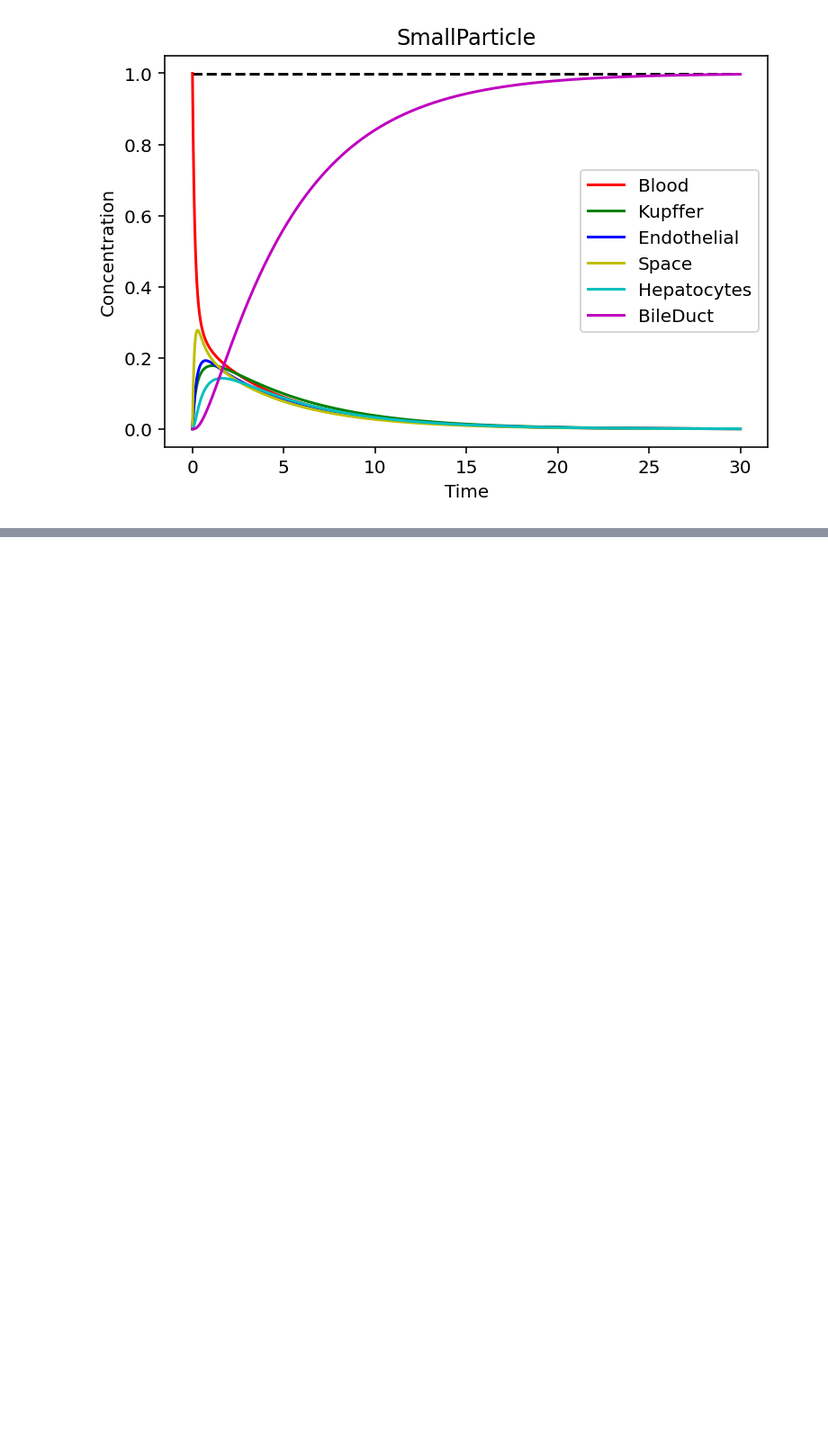
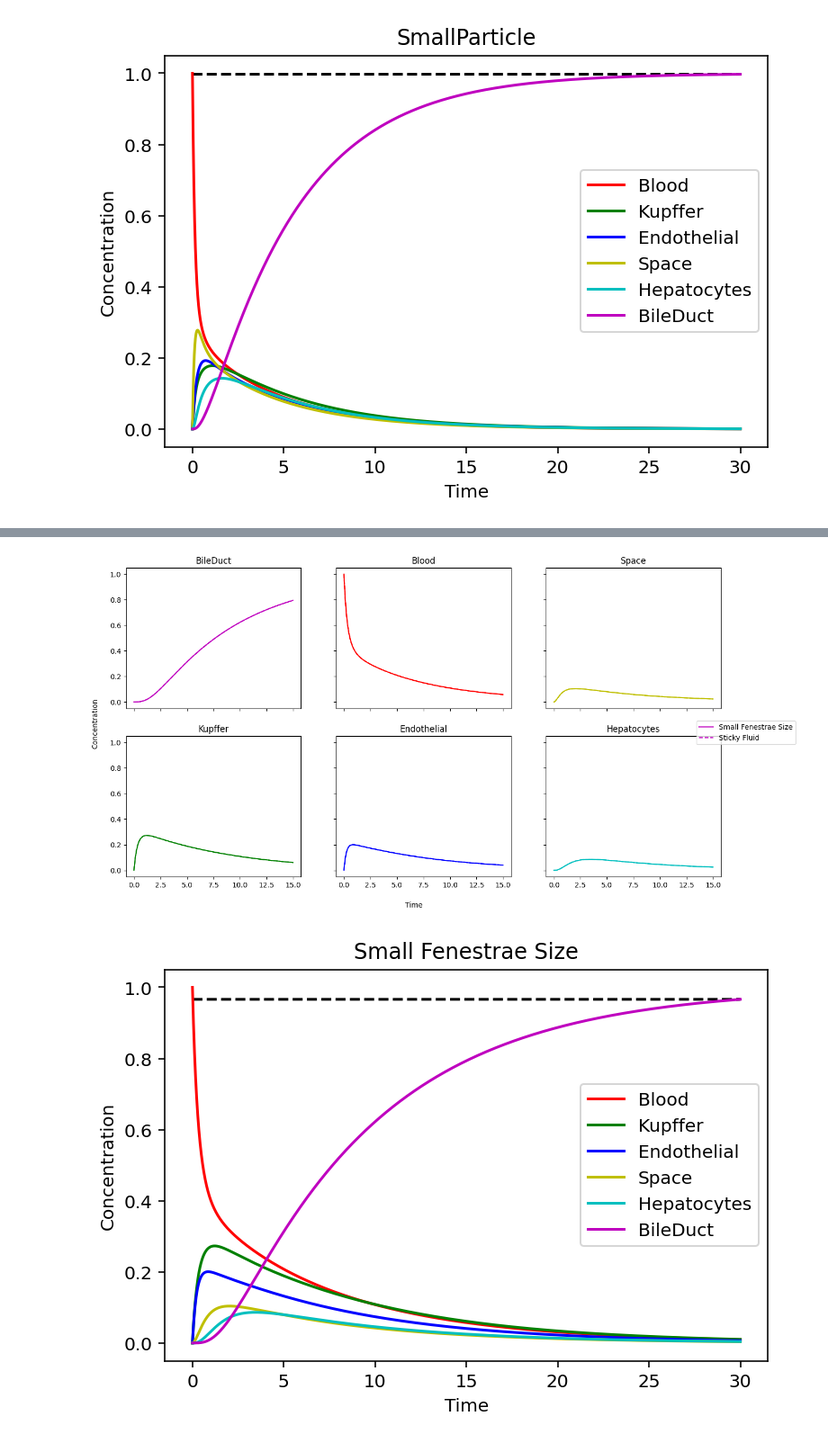
Before and after one commit to lich2000117/NanoParticles-Modelling, a Jupyter notebook: Code/Final_Model.ipynb, the cells around one changed output, grey strips where cells are left out. Shown at 90% size. Saved outputs shown, nothing was run; the diff lists cells and outputs as text; code cells hidden in the pictures; blank space fills up the shorter version.

```diff
--- a/Code/Final_Model.ipynb
+++ b/Code/Final_Model.ipynb
@@ -486,0 +587,16 @@ compare_ode_models(ode_list, ode_names, time_range)
+# %%
+TARGET_TIME = 30
+Small_fenestrae_cell_data = copy.deepcopy(cell_data)
+Small_fenestrae_cell_data["Endothelial"]["fenestrae_size"] = 0.1
+Small_fenestrae_cell_data["Endothelial"]["surface_coverage"] = 1
+
+ode_fenestrae = Initialize_ODE(particle_data, fluid_data, Small_fenestrae_cell_data)
+ode_fenestrae.solve()
+
+ode_list = [ode_fenestrae, ode_Sticky_Fluid]
+ode_names = ["Small Fenestrae Size",  "Sticky Fluid"]
+time_range = [0,15]
+compare_ode_models(ode_list, ode_names, time_range)
+# %% [output]
+[figure, added]
+[figure, added]
```
Also changed, not shown: parts of 18 cells of this notebook, 1 other file.
